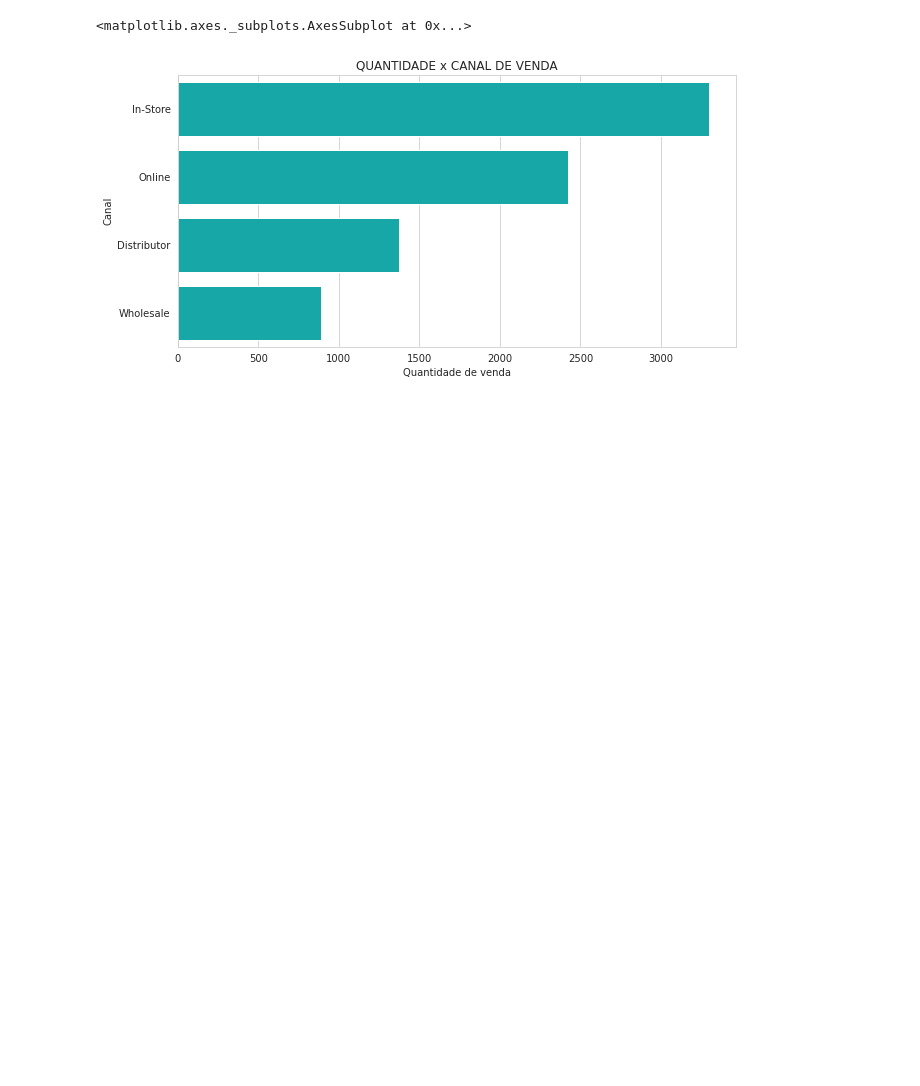
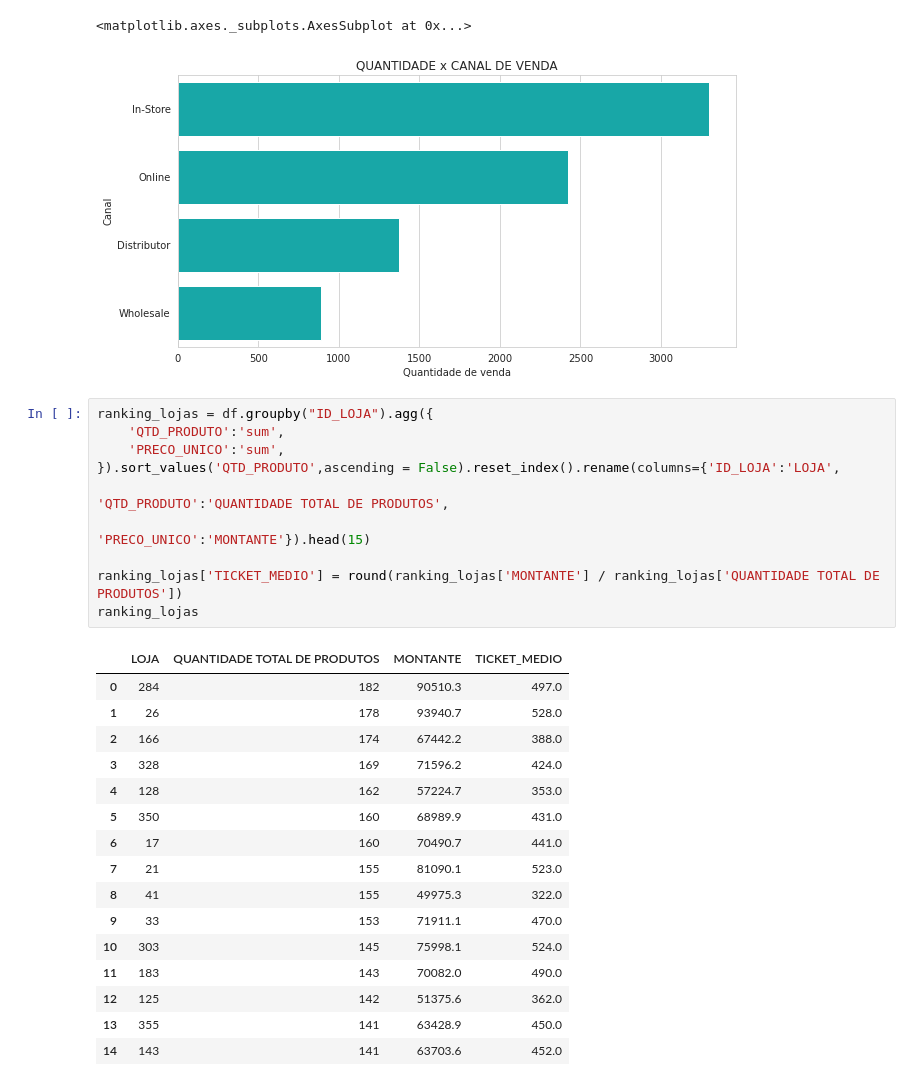
Before and after one commit to wander-asb/Estudos_ML, a Jupyter notebook: Sales.ipynb, the cells around one changed output. Saved outputs shown, nothing was run; the diff lists cells and outputs as text; blank space fills up the shorter version.

```diff
--- a/Sales.ipynb
+++ b/Sales.ipynb
@@ -110,3 +126,30 @@ ax
 # %% [output]
 <matplotlib.axes._subplots.AxesSubplot at 0x...>
 [figure]
+# %%
+ranking_lojas = df.groupby("ID_LOJA").agg({
+    'QTD_PRODUTO':'sum',
+    'PRECO_UNICO':'sum',
+}).sort_values('QTD_PRODUTO',ascending = False).reset_index().rename(columns={'ID_LOJA':'LOJA',
+                                                                                       'QTD_PRODUTO':'QUANTIDADE TOTAL DE PRODUTOS',
+                                                                                       'PRECO_UNICO':'MONTANTE'}).head(15)
+
+ranking_lojas['TICKET_MEDIO'] = round(ranking_lojas['MONTANTE'] / ranking_lojas['QUANTIDADE TOTAL DE PRODUTOS'])
+ranking_lojas
+# %% [output]
+|  | LOJA | QUANTIDADE TOTAL DE PRODUTOS | MONTANTE | TICKET_MEDIO |
+| 0 | 284 | 182 | 90510.3 | 497.0 |
+| 1 | 26 | 178 | 93940.7 | 528.0 |
+| 2 | 166 | 174 | 67442.2 | 388.0 |
+| 3 | 328 | 169 | 71596.2 | 424.0 |
+| 4 | 128 | 162 | 57224.7 | 353.0 |
+| 5 | 350 | 160 | 68989.9 | 431.0 |
+| 6 | 17 | 160 | 70490.7 | 441.0 |
+| 7 | 21 | 155 | 81090.1 | 523.0 |
+| 8 | 41 | 155 | 49975.3 | 322.0 |
+| 9 | 33 | 153 | 71911.1 | 470.0 |
+| 10 | 303 | 145 | 75998.1 | 524.0 |
+| 11 | 183 | 143 | 70082.0 | 490.0 |
+| 12 | 125 | 142 | 51375.6 | 362.0 |
+| 13 | 355 | 141 | 63428.9 | 450.0 |
+| 14 | 143 | 141 | 63703.6 | 452.0 |
```
Also changed, not shown: parts of 3 cells of this notebook.
